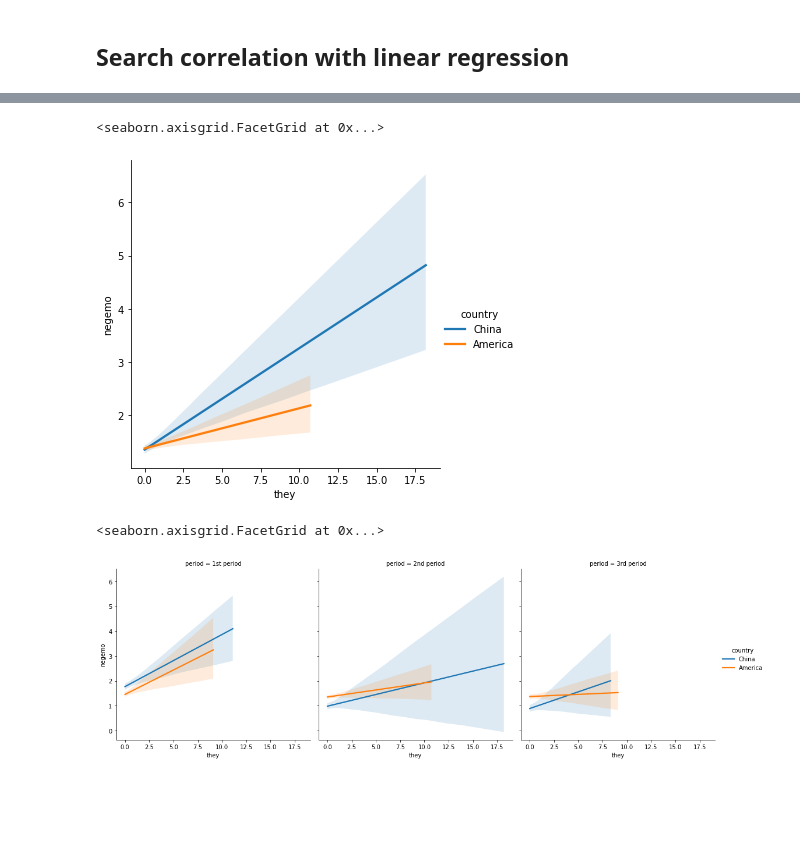
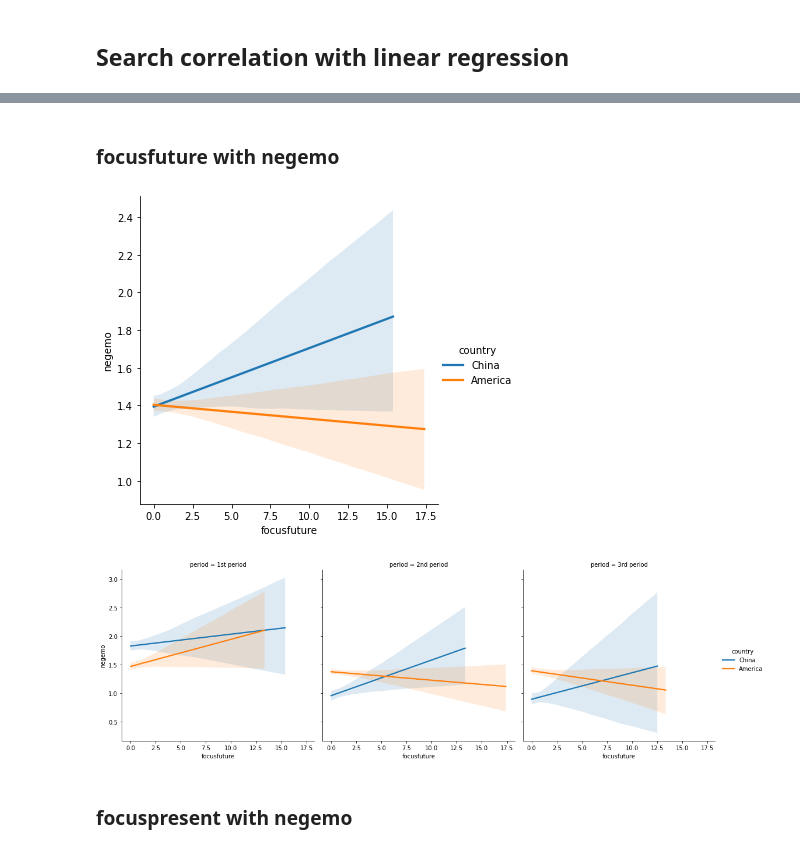
Before and after one commit to silviapoletti/Covid19-related-tweets-Network-Analysis, a Jupyter notebook: src/sentiment_analysis/statistics.ipynb, the cells around one changed output, grey strips where cells are left out. Saved outputs shown, nothing was run; the diff lists cells and outputs as text; code cells hidden in the pictures; blank space fills up the shorter version.

```diff
--- a/src/sentiment_analysis/statistics.ipynb
+++ b/src/sentiment_analysis/statistics.ipynb
@@ -457,10 +553,16 @@ periods_reg=pd.concat([china_1_reg, america_1_reg, china_2_reg, america_2_reg, c
+# %% [markdown]
+### focusfuture with negemo
 # %%
-sns.lmplot(x="they", y="negemo", data=tot_reg, hue='country', scatter=False)
+sns.lmplot(x="focusfuture", y="negemo", data=tot_reg, hue='country', scatter=False, ci=80)
+plt.savefig('./linear_regression/focusfuture_negemo_tot.pdf')
+plt.show()
 # %% [output]
-<seaborn.axisgrid.FacetGrid at 0x...>
-[figure, old version]
+[figure, new version]
 # %%
-sns.lmplot(x="they", y="negemo", data=periods_reg, hue='country', col='period', scatter=False)
+sns.lmplot(x="focusfuture", y="negemo", data=periods_reg, hue='country', col='period', scatter=False, ci=80)
+plt.savefig('./linear_regression/focusfuture_negemo_periods.pdf')
+plt.show()
 # %% [output]
-<seaborn.axisgrid.FacetGrid at 0x...>
-[figure, old version]
+[figure, new version]
+# %% [markdown]
+### focuspresent with negemo
```
Also changed, not shown: parts of 25 cells of this notebook, 6 other files.
